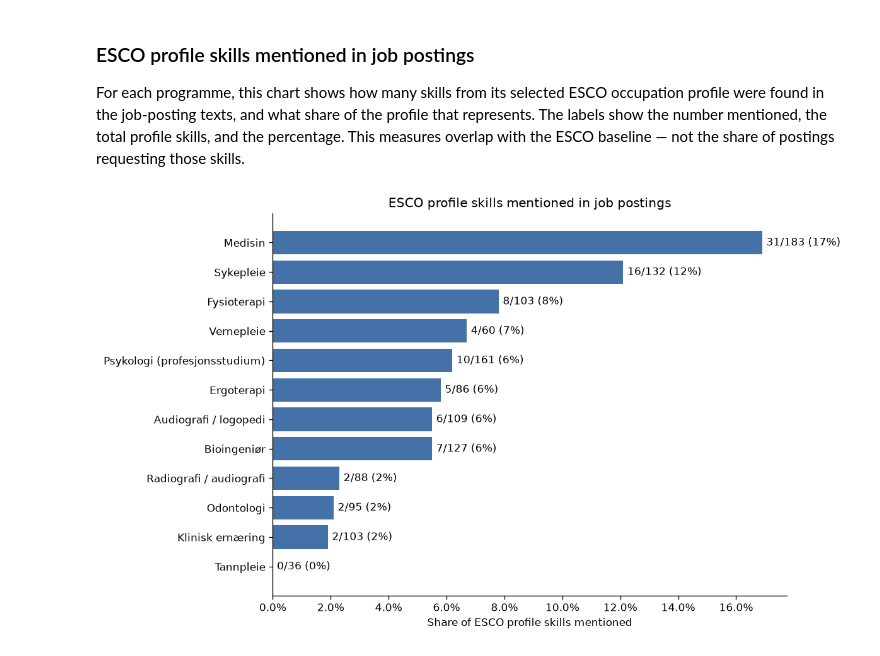
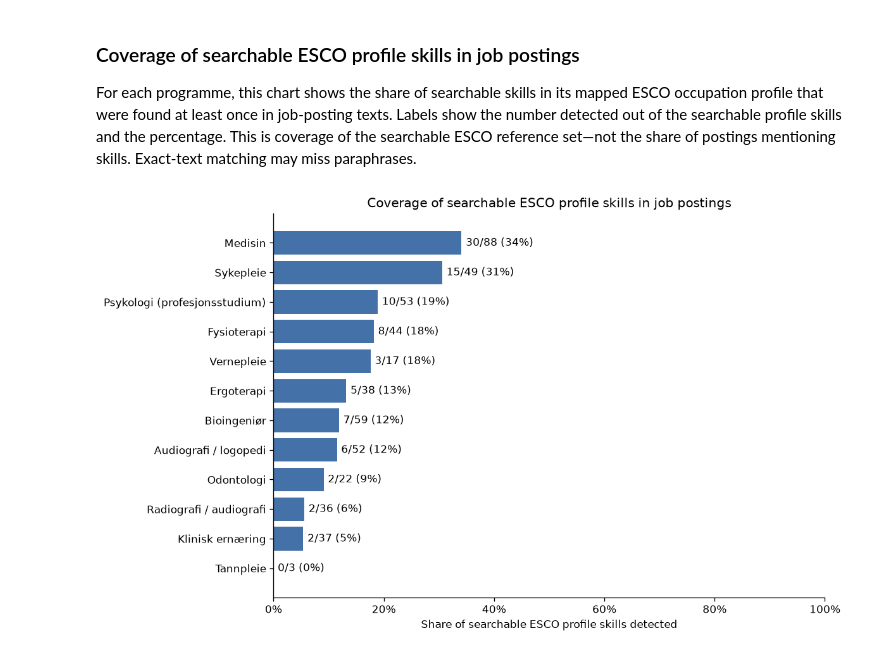
Before and after one commit to marennodenes/mind-the-gap, a Jupyter notebook: notebooks/02_comparison.ipynb, the cells around one changed output. Saved outputs shown, nothing was run; the diff lists cells and outputs as text; code cells hidden in the pictures.

Commit message:
feat(visualization): update coverage chart

```diff
--- a/notebooks/02_comparison.ipynb
+++ b/notebooks/02_comparison.ipynb
@@ -14,37 +14,38 @@ DATA = ROOT / "data" / "processed"
 esco_coverage = pd.read_csv(DATA / "ESCO_coverage_by_programme.csv")
 demand = pd.read_csv(DATA / "demand_by_programme.csv")
 # %% [markdown]
-### ESCO profile skills mentioned in job postings
+### Coverage of searchable ESCO profile skills in job postings
 
-For each programme, this chart shows how many skills from its selected ESCO occupation profile were found in the job-posting texts, and what share of the profile that represents. The labels show the number mentioned, the total profile skills, and the percentage. This measures overlap with the ESCO baseline — not the share of postings requesting those skills.
+For each programme, this chart shows the share of searchable skills in its mapped ESCO occupation profile that were found at least once in job-posting texts. Labels show the number detected out of the searchable profile skills and the percentage. This is coverage of the searchable ESCO reference set—not the share of postings mentioning skills. Exact-text matching may miss paraphrases.
 # %%
 from matplotlib.ticker import PercentFormatter
 
-plot_data = esco_coverage.sort_values("share_profile_mentioned")
+plot_data = esco_coverage.sort_values("share_searchable_mentioned")
 
 labels = [
-    f"{int(mentioned)}/{int(total)} ({share:.0%})"
-    for mentioned, total, share in zip(
+    f"{int(mentioned)}/{int(searchable)} ({share:.0%})"
+    for mentioned, searchable, share in zip(
         plot_data["profile_skills_mentioned"],
-        plot_data["profile_skills"],
-        plot_data["share_profile_mentioned"],
+        plot_data["profile_skills_searchable"],
+        plot_data["share_searchable_mentioned"],
     )
 ]
 
 fig, ax = plt.subplots(figsize=(10, 6))
 bars = ax.barh(
     plot_data["programme"],
-    plot_data["share_profile_mentioned"],
+    plot_data["share_searchable_mentioned"],
     color="#4472A8",
 )
 
 ax.bar_label(bars, labels=labels, padding=4)
 ax.xaxis.set_major_formatter(PercentFormatter(1))
-ax.set_title("ESCO profile skills mentioned in job postings")
-ax.set_xlabel("Share of ESCO profile skills mentioned")
+ax.set_xlim(0, 1)
+ax.set_title("Coverage of searchable ESCO profile skills in job postings")
+ax.set_xlabel("Share of searchable ESCO profile skills detected")
 ax.set_ylabel("")
 
 fig.tight_layout()
 plt.show()
 # %% [output]
-[figure, old version]
+[figure, new version]
```
Also changed, not shown: 1 other file.
